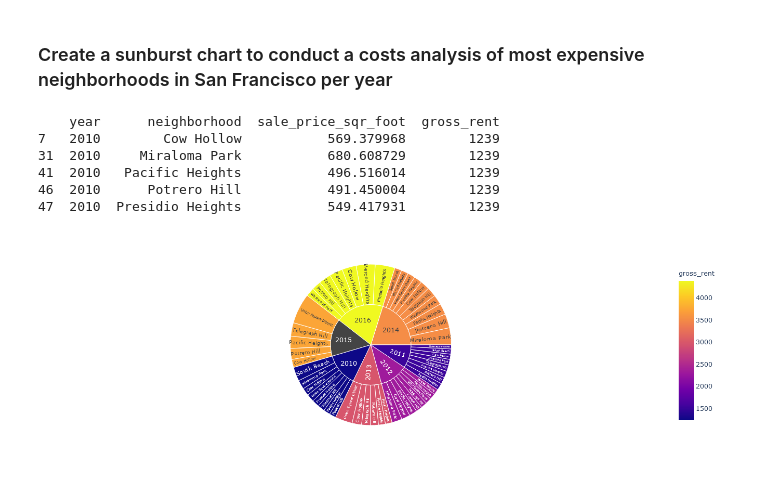
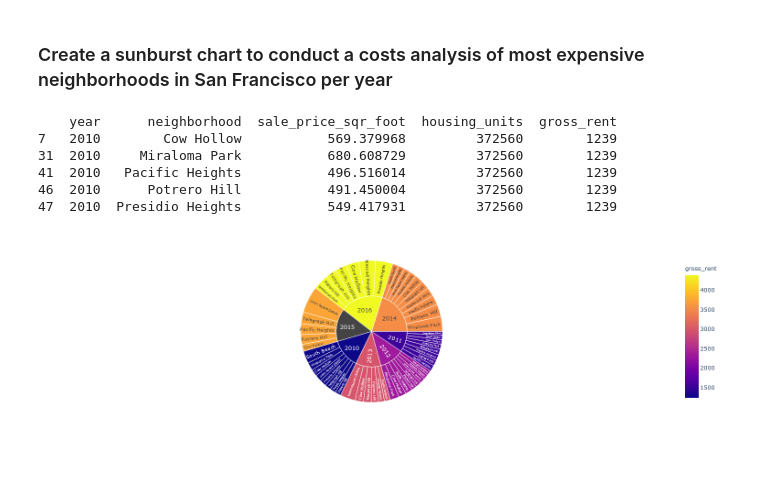
Before and after one commit to patelk1214/python-homework, a Jupyter notebook: Pythonic_Monopoly/rental_analysis.ipynb, the cells around one changed output. Cells and saved outputs as stored; diff of their text form; code cells hidden in the pictures.

```diff
--- a/Pythonic_Monopoly/rental_analysis.ipynb
+++ b/Pythonic_Monopoly/rental_analysis.ipynb
@@ -119,8 +126,8 @@ In this section, you will use hvplot to create two interactive visulizations of
 **Hint:** It will be easier to create a new DataFrame from grouping the data and calculating the mean prices for each year and neighborhood
 # %%
 # Group by year and neighborhood and then create a new dataframe of the mean values
-sfo_df = sfo_data.groupby(by=['year', 'neighborhood']).mean().reset_index()
-sfo_df.head()
+sfo_avg_neighbrohood_df = sfo_data.groupby(by=['year', 'neighborhood']).mean().reset_index()
+sfo_avg_neighbrohood_df.head(10)
 # %% [output]
 |  | year | neighborhood | sale_price_sqr_foot | housing_units | gross_rent |
 | 0 | 2010 | Alamo Square | 291.182945 | 372560 | 1239 |
@@ -176,7 +190,6 @@ interact(plot_avg_price, neighborhood = neighborhoods)
 In this section, you will need to calculate the mean sale price per square foot for each neighborhood and then sort the values to obtain the top 10 most expensive neighborhoods on average. Plot the results as a bar chart.
 # %%
 # Getting the data from the top 10 expensive neighborhoods to own
-sfo_df_neighborhood = sfo_df[['neighborhood', 'sale_price_sqr_foot', 'housing_units', 'gross_rent']].groupby('neighborhood').mean().sort_values(by='sale_price_sqr_foot', ascending=False )
-sfo_df_neighborhood = sfo_df_neighborhood.reset_index()
-sfo_df_neighborhood.head(10)
+sfo_neighborhood_df = sfo_avg_neighbrohood_df.groupby('neighborhood').mean().sort_values(by='sale_price_sqr_foot', ascending=False ).reset_index()
+sfo_neighborhood_df.head(10)
 # %% [output]
@@ -225,24 +238,22 @@ sfo_df.head(10)
 | 9 | 2010 | Diamond Heights | 456.930822 | 372560 | 1239 |
 # %%
 # Plotting the data from the top 10 expensive neighborhoods
-neighborhoods_top_10 = sfo_df_neighborhood.head(10).neighborhood.unique()
+neighborhoods_top_10 = sfo_neighborhood_df.head(10).neighborhood.unique()
 
 def plot_avg_price(neighborhood):
     df = get_df(neighborhood)
 
     return df.hvplot.line(
-        x = "year",
-        y = ["sale_price_sqr_foot"],
-        title="Sale Price per Sq Ft"
+        x = "year", y = "sale_price_sqr_foot", xlabel='Year', ylabel= 'Sales Price',
+        title="Sale Price per Sq Ft", rot = 90, width=800, height=400, color = 'b'
     )
 
 def plot_gorss_rent(neighborhood):
     df = get_df(neighborhood)
 
     return df.hvplot.line(
-        x = "year",
-        y = ["gross_rent", "sale_price_sqr_foot"],
-        title="Average Monthly Rent"
+        x = "year", y = "gross_rent", xlabel='Year', ylabel= 'Gross Rent',
+        title="Average Monthly Rent", rot = 90, width=800, height=400, color = 'r'
     )
 
 # Render plot with Panel interactive widget
@@ -424,20 +449,20 @@ px.parallel_coordinates(
 ### Create a sunburst chart to conduct a costs analysis of most expensive neighborhoods in San Francisco per year
 # %%
 # Sunburst Plot
-df_2 = sfo_df[sfo_df["neighborhood"].isin(neighborhoods_top_10)][['year','neighborhood','sale_price_sqr_foot', 'gross_rent']]
+df_2 = sfo_avg_neighbrohood_df[sfo_avg_neighbrohood_df["neighborhood"].isin(neighborhoods_top_10)]
 print(df_2.head())
 
 px.sunburst(
     df_2,
     path=["year","neighborhood"],
     values = "sale_price_sqr_foot",
     color="gross_rent"
     )
 # %% [output]
-    year      neighborhood  sale_price_sqr_foot  gross_rent
-7   2010        Cow Hollow           569.379968        1239
-31  2010     Miraloma Park           680.608729        1239
-41  2010   Pacific Heights           496.516014        1239
-46  2010      Potrero Hill           491.450004        1239
-47  2010  Presidio Heights           549.417931        1239
+    year      neighborhood  sale_price_sqr_foot  housing_units  gross_rent
+7   2010        Cow Hollow           569.379968         372560        1239
+31  2010     Miraloma Park           680.608729         372560        1239
+41  2010   Pacific Heights           496.516014         372560        1239
+46  2010      Potrero Hill           491.450004         372560        1239
+47  2010  Presidio Heights           549.417931         372560        1239
-[figure, old version]
+[figure, new version]
```
Also changed, not shown: parts of 17 cells of this notebook, 2 other files.
